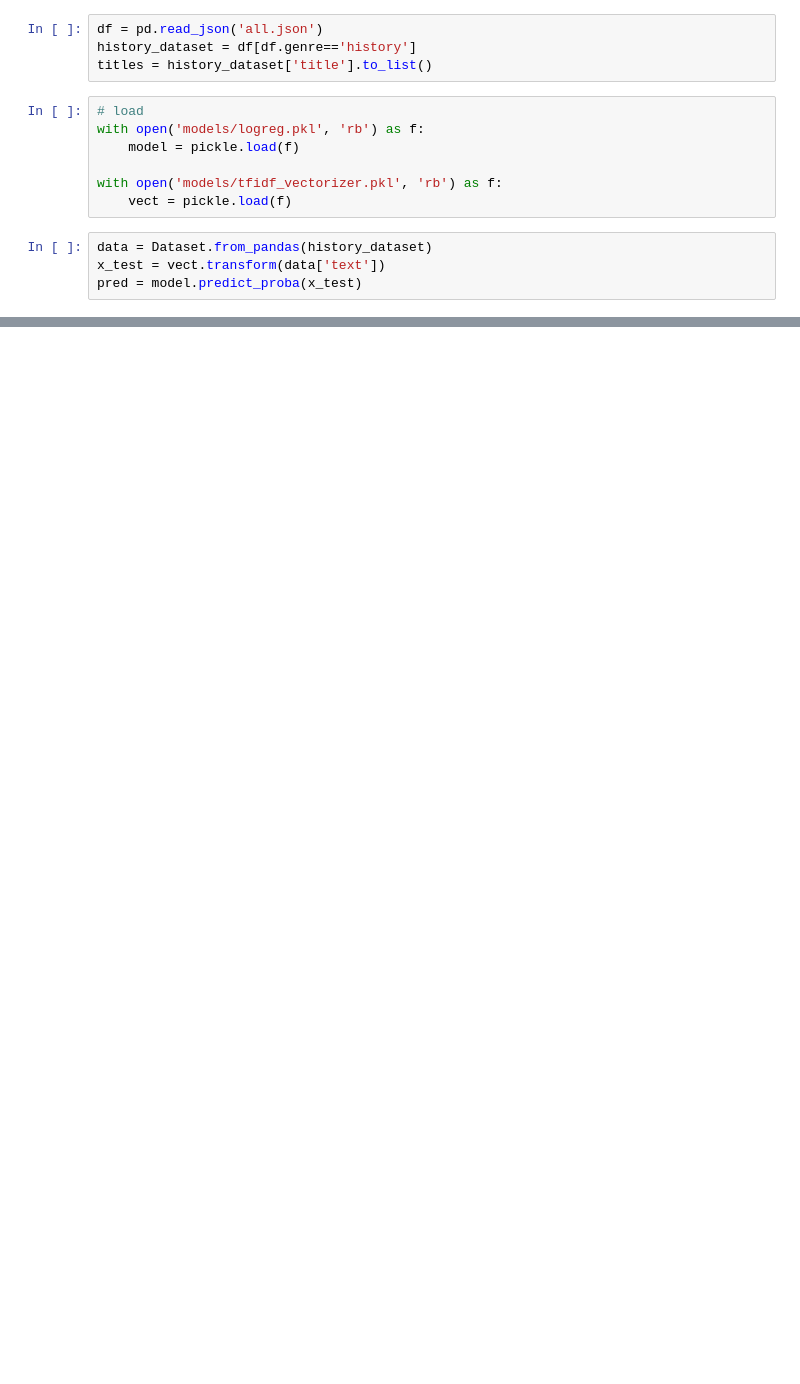
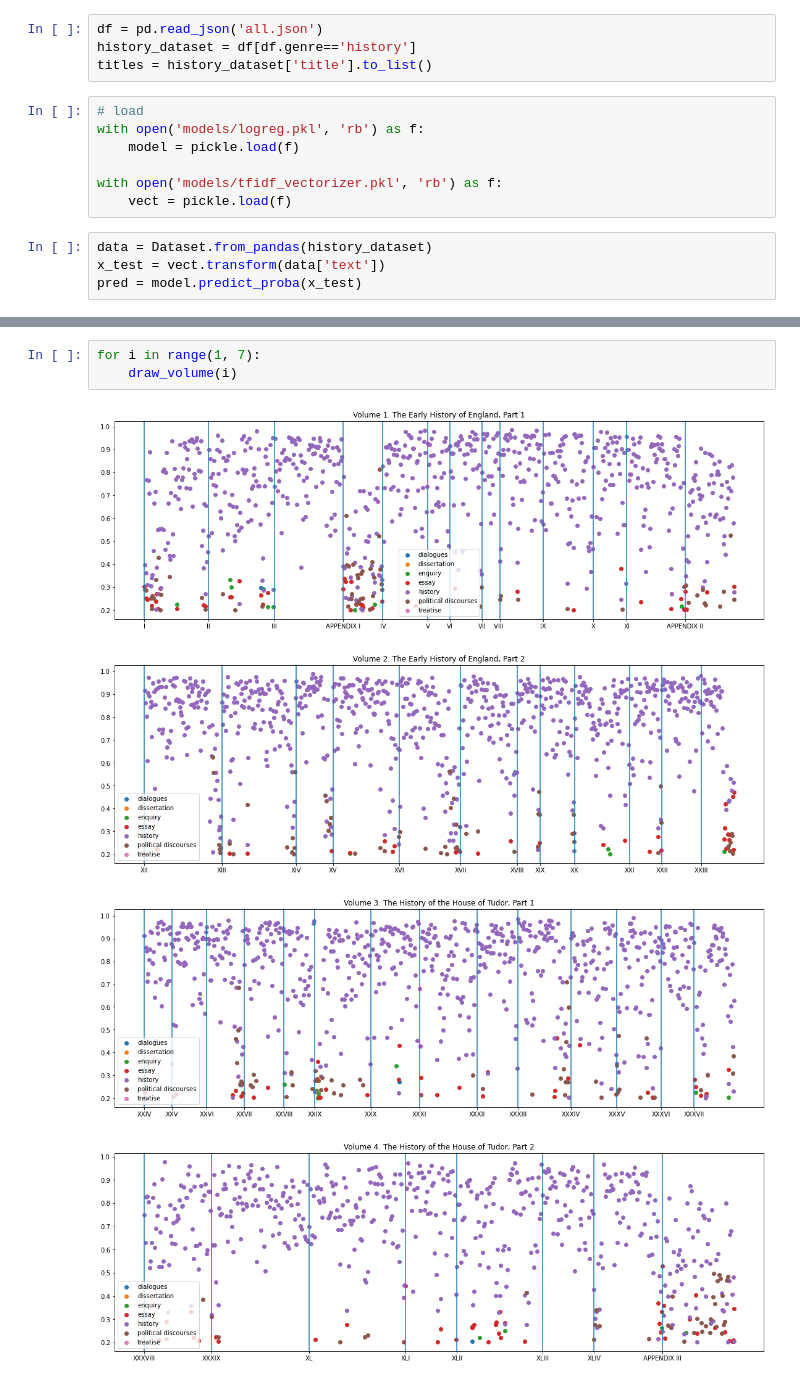
Before and after one commit to vbunt/hume-classifier, a Jupyter notebook: what is inside history?.ipynb, the cells around one changed output, grey strips where cells are left out. Saved outputs shown, nothing was run; the diff lists cells and outputs as text; blank space fills up the shorter version.

```diff
--- a/what is inside history?.ipynb
+++ b/what is inside history?.ipynb
@@ -54,0 +73,8 @@ ax.xaxis.set_ticks([0, 77, 156, 238, 286, 340, 366, 405, 426, 478], labels=list(
+# %%
+for i in range(1, 7):
+    draw_volume(i)
+# %% [output]
+[figure, added]
+[figure, added]
+[figure, added]
+[figure, added]
```
Also changed, not shown: parts of 8 cells of this notebook, 1 other file.
